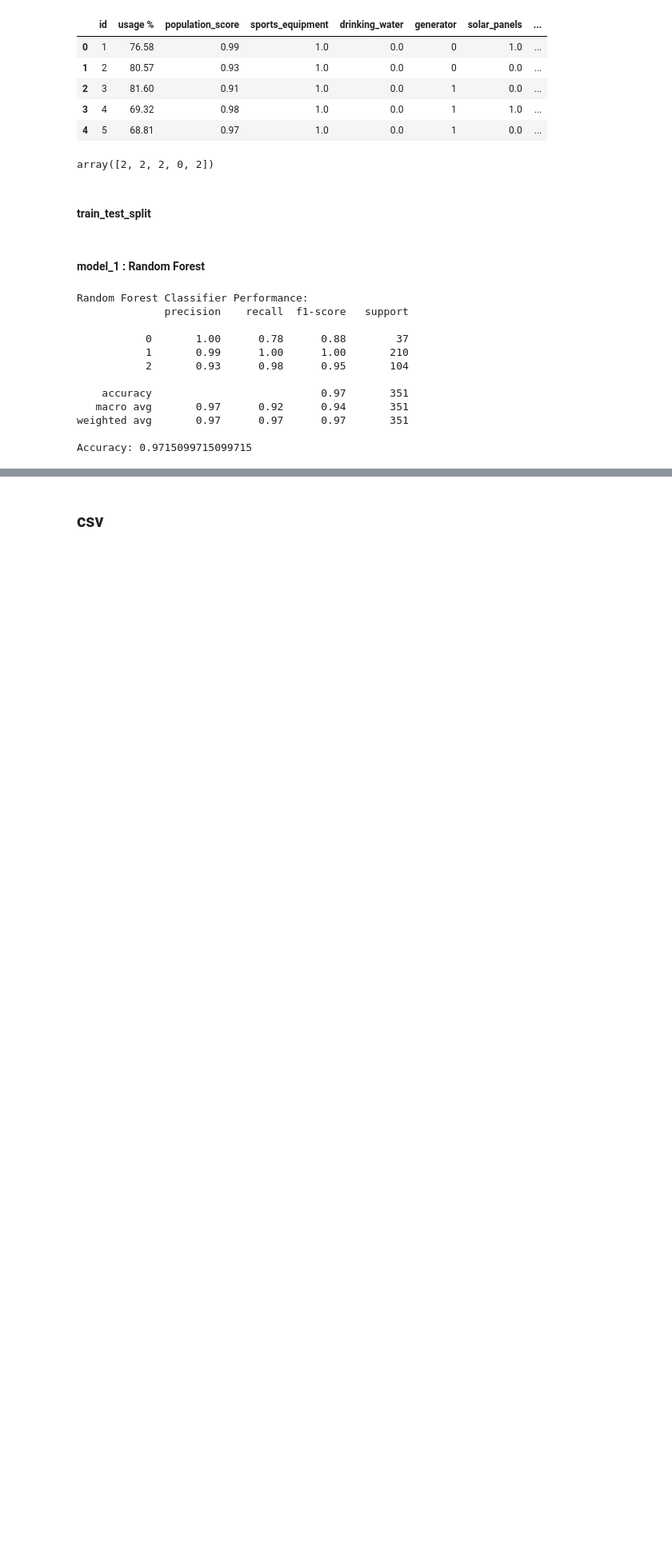
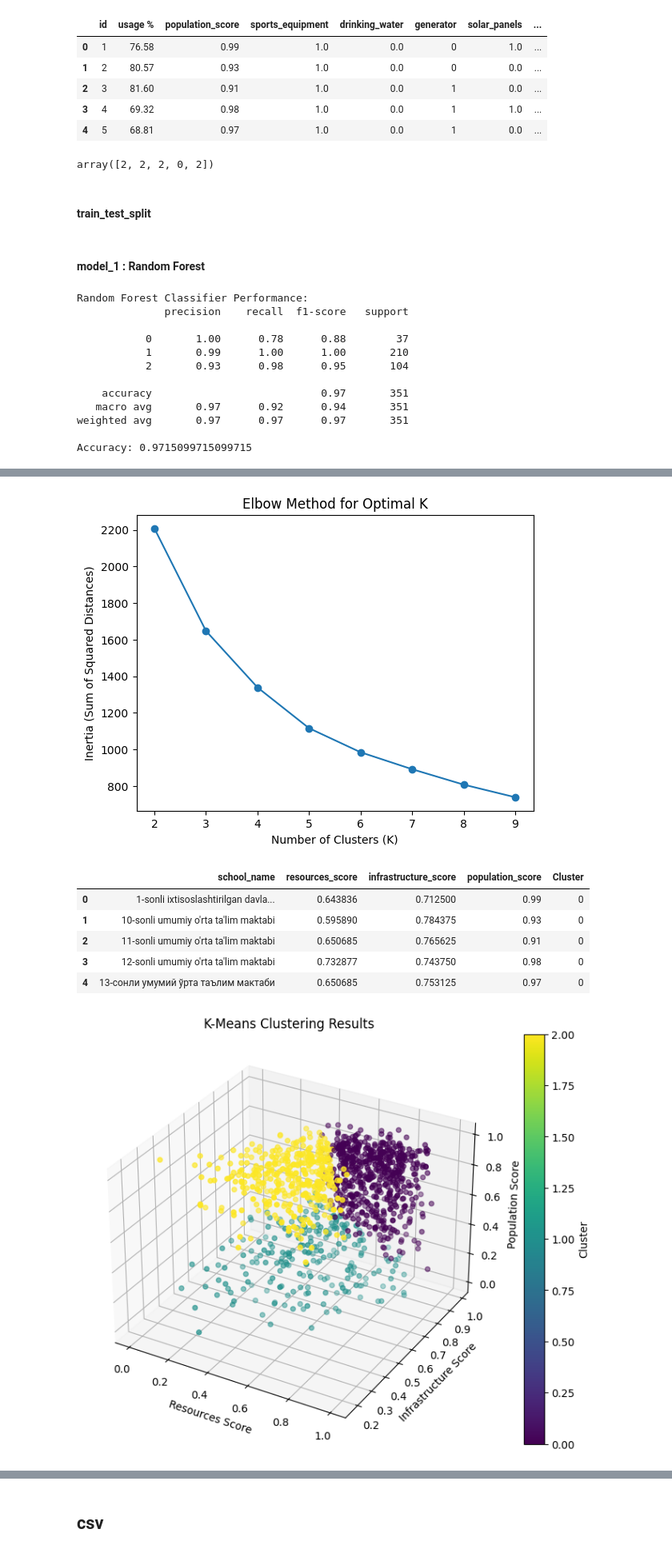
Before and after one commit to Kartikrast/social-infra-prediction-model, a Jupyter notebook: python_files/steps.ipynb, the cells around one changed output, grey strips where cells are left out. Shown at 80% size. Drawn from its saved outputs; the diff is of its cells as text; code cells hidden in the pictures; blank space fills up the shorter version.

```diff
--- a/python_files/steps.ipynb
+++ b/python_files/steps.ipynb
@@ -4640,0 +3422,56 @@ Accuracy: 0.9715099715099715
+# %%
+# ML Model - 3 Implementation unsupervised
+
+X_clustering = sec_school_df[['resources_score', 'infrastructure_score', 'population_score']]
+
+scaler = StandardScaler()
+X_scaled = scaler.fit_transform(X_clustering)
+
+inertia = []
+K_range = range(2, 10)  # Try different cluster numbers
+
+for k in K_range:
+    kmeans = KMeans(n_clusters=k, random_state=42, n_init=10)
+    kmeans.fit(X_scaled)
+    inertia.append(kmeans.inertia_)  # Sum of squared distances
+
+# Plot Elbow Curve
+plt.plot(K_range, inertia, marker='o')
+plt.xlabel('Number of Clusters (K)')
+plt.ylabel('Inertia (Sum of Squared Distances)')
+plt.title('Elbow Method for Optimal K')
+plt.show()
+
+kmeans = KMeans(n_clusters=3, random_state=42, n_init=10)
+sec_school_df['Cluster'] = kmeans.fit_predict(X_scaled)
+
+display(sec_school_df[['school_name', 'resources_score', 'infrastructure_score', 'population_score', 'Cluster']].head())
+
+from mpl_toolkits.mplot3d import Axes3D
+
+fig = plt.figure(figsize=(10, 7))
+ax = fig.add_subplot(111, projection='3d')
+scatter = ax.scatter(sec_school_df['resources_score'],
+                      sec_school_df['infrastructure_score'],
+                      sec_school_df['population_score'],
+                      c=sec_school_df['Cluster'], cmap='viridis')
+
+ax.set_xlabel('Resources Score')
+ax.set_ylabel('Infrastructure Score')
+ax.set_zlabel('Population Score')
+ax.set_title('K-Means Clustering Results')
+plt.colorbar(scatter, label="Cluster")
+plt.show()
+
+from sklearn.metrics import silhouette_score
+sil_score = silhouette_score(X_scaled, sec_school_df['Cluster'])
+print(f"Silhouette Score: {sil_score:.4f}")
+# %% [output]
+[figure, added]
+|  | school_name | resources_score | infrastructure_score | population_score | Cluster |
+| 0 | 1-sonli ixtisoslashtirilgan davla... | 0.643836 | 0.712500 | 0.99 | 0 |
+| 1 | 10-sonli umumiy o'rta ta'lim maktabi | 0.595890 | 0.784375 | 0.93 | 0 |
+| 2 | 11-sonli umumiy o'rta ta'lim maktabi | 0.650685 | 0.765625 | 0.91 | 0 |
+| 3 | 12-sonli umumiy o'rta ta'lim maktabi | 0.732877 | 0.743750 | 0.98 | 0 |
+| 4 | 13-сонли умумий ўрта таълим мактаби | 0.650685 | 0.753125 | 0.97 | 0 |
+[figure, added]
```
Also changed, not shown: parts of 69 cells of this notebook.
